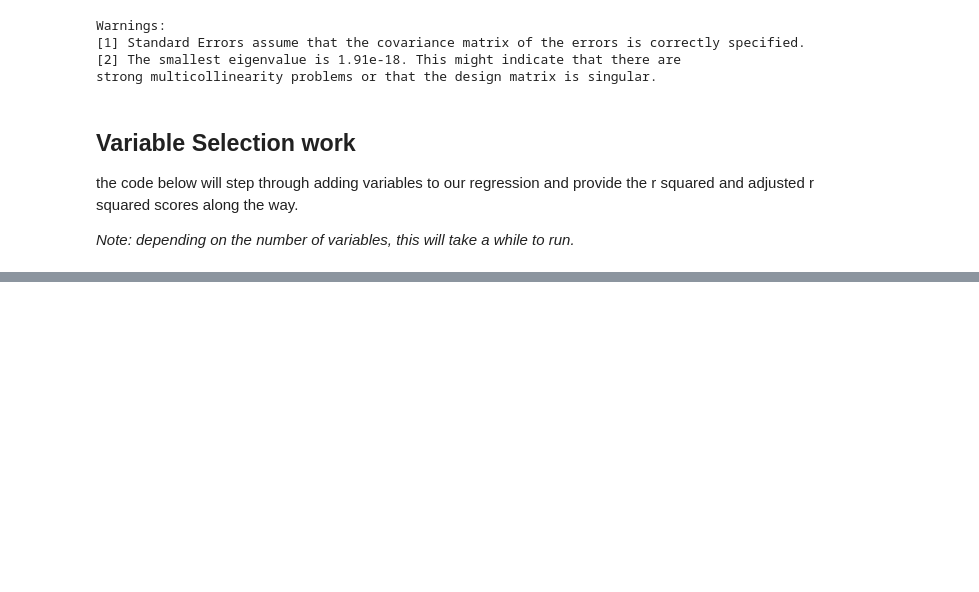
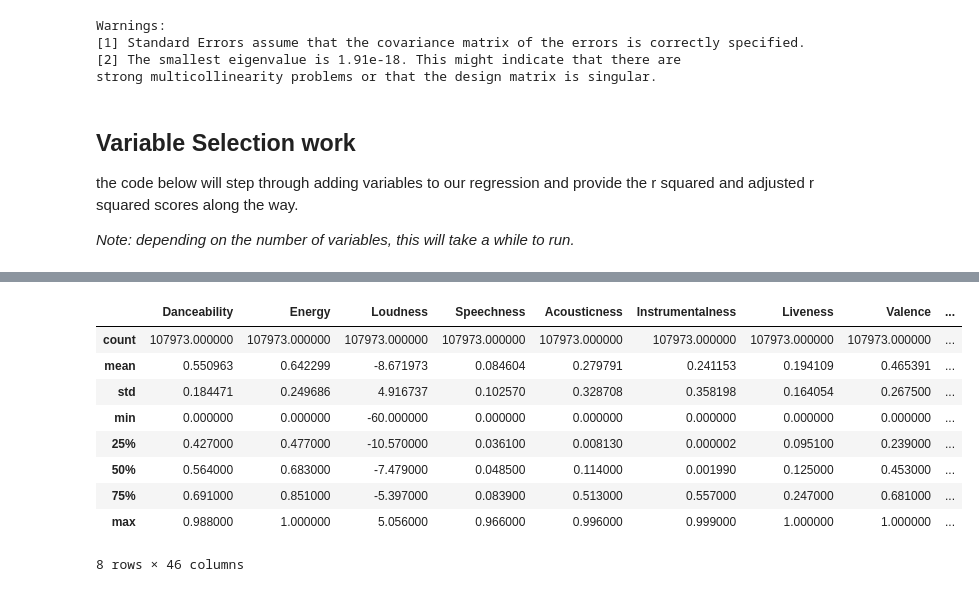
Before and after one commit to QED0711/spotify-predictive-analysis, a Jupyter notebook: exploration/072919_numerical_linear_regression_exploration.ipynb, the cells around one changed output, grey strips where cells are left out. Drawn from its saved outputs; the diff is of its cells as text; code cells hidden in the pictures; blank space fills up the shorter version.

```diff
--- a/exploration/072919_numerical_linear_regression_exploration.ipynb
+++ b/exploration/072919_numerical_linear_regression_exploration.ipynb
@@ -181,0 +242,13 @@ _Note: depending on the number of variables, this will take a while to run._
+# %%
+energy_reg_df.describe()
+# %% [output]
+|  | Danceability | Energy | Loudness | Speechness | Acousticness | Instrumentalness | Liveness | Valence | ... |
+| count | 107973.000000 | 107973.000000 | 107973.000000 | 107973.000000 | 107973.000000 | 107973.000000 | 107973.000000 | 107973.000000 | ... |
+| mean | 0.550963 | 0.642299 | -8.671973 | 0.084604 | 0.279791 | 0.241153 | 0.194109 | 0.465391 | ... |
+| std | 0.184471 | 0.249686 | 4.916737 | 0.102570 | 0.328708 | 0.358198 | 0.164054 | 0.267500 | ... |
+| min | 0.000000 | 0.000000 | -60.000000 | 0.000000 | 0.000000 | 0.000000 | 0.000000 | 0.000000 | ... |
+| 25% | 0.427000 | 0.477000 | -10.570000 | 0.036100 | 0.008130 | 0.000002 | 0.095100 | 0.239000 | ... |
+| 50% | 0.564000 | 0.683000 | -7.479000 | 0.048500 | 0.114000 | 0.001990 | 0.125000 | 0.453000 | ... |
+| 75% | 0.691000 | 0.851000 | -5.397000 | 0.083900 | 0.513000 | 0.557000 | 0.247000 | 0.681000 | ... |
+| max | 0.988000 | 1.000000 | 5.056000 | 0.966000 | 0.996000 | 0.999000 | 1.000000 | 1.000000 | ... |
+8 rows × 46 columns
```
Also changed, not shown: parts of 14 cells of this notebook, 1 other file.
